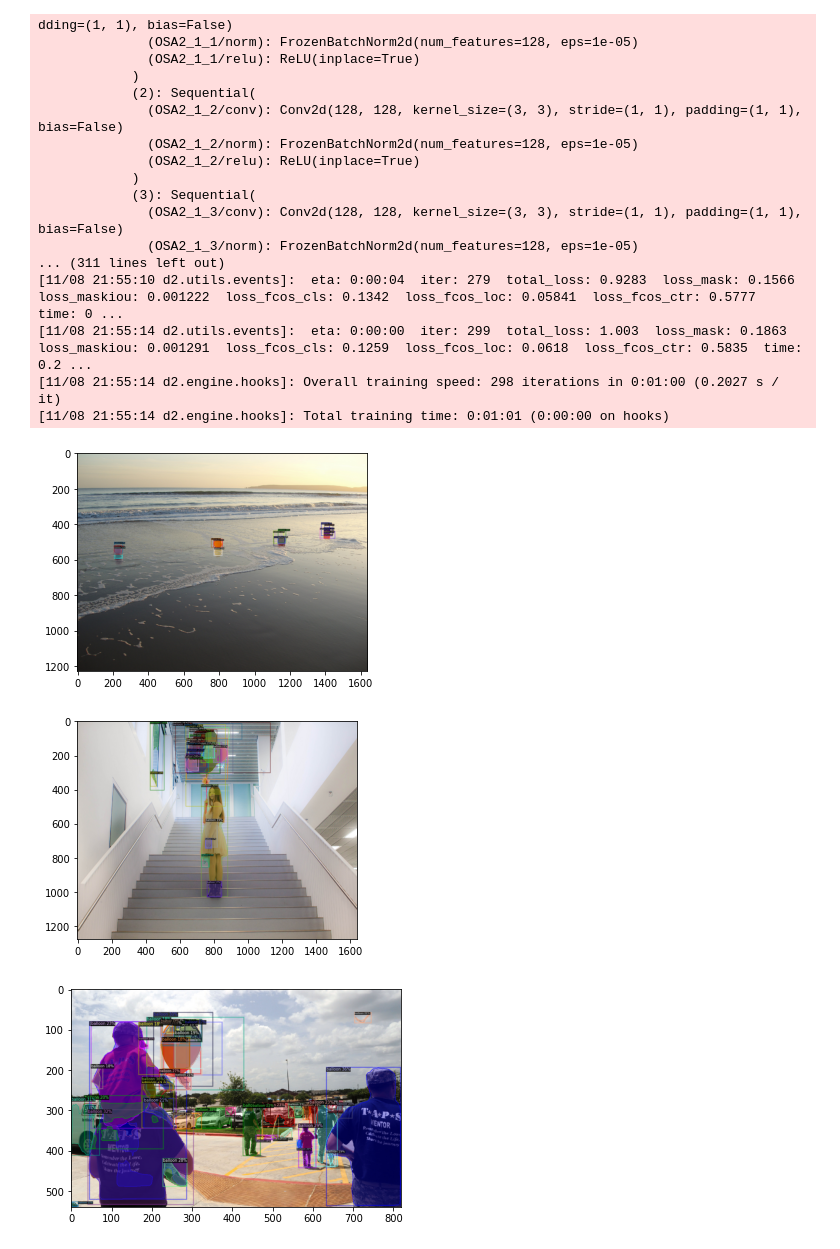
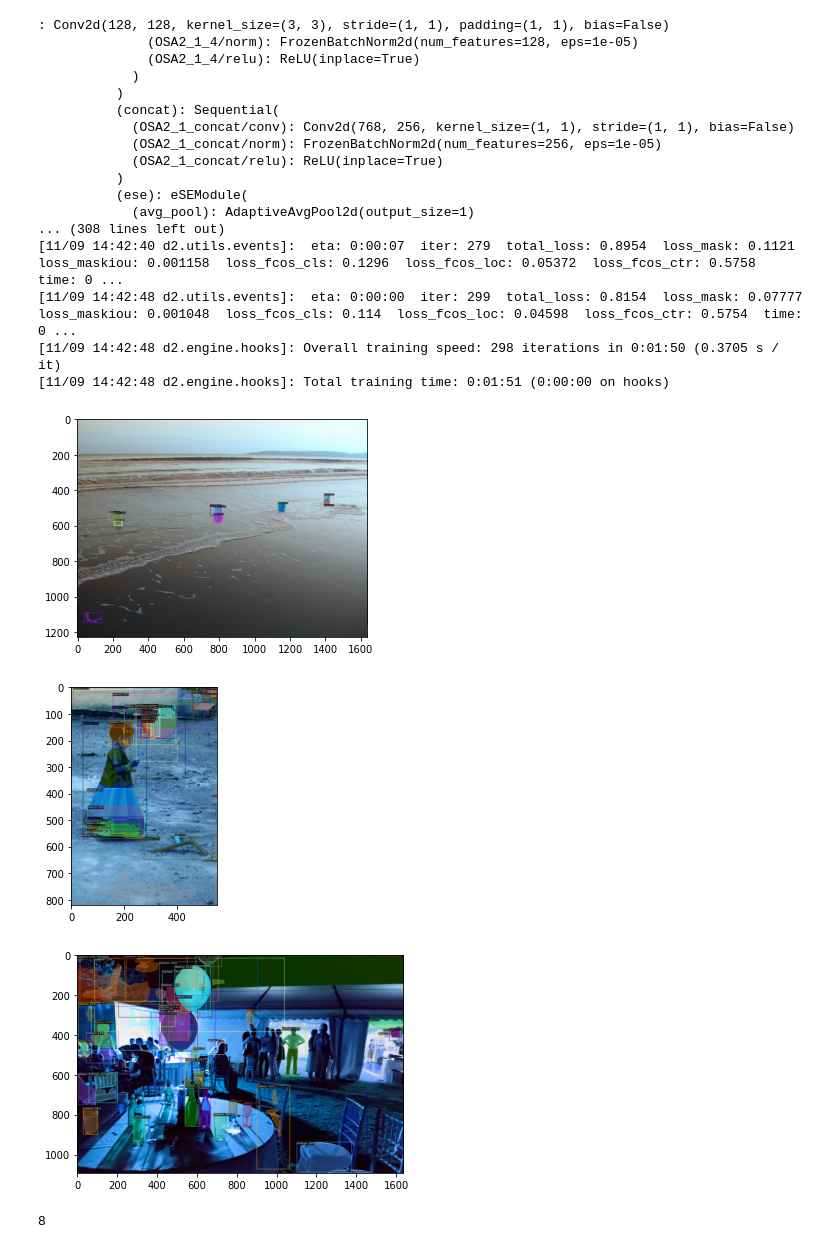
Before and after one commit to JosmarSuarez/Instance_Segmentation_Sandbox, a Jupyter notebook: 02_detectron2_notebooks/P2_centermask_training/centermask_baloons.ipynb, the cells around one changed output. Cells and saved outputs as stored; diff of their text form; code cells hidden in the pictures.

Commit message:
fixed centermask_baloons.ipynb pred thresholds

```diff
--- a/02_detectron2_notebooks/P2_centermask_training/centermask_baloons.ipynb
+++ b/02_detectron2_notebooks/P2_centermask_training/centermask_baloons.ipynb
@@ -102,11 +102,11 @@ from detectron2.engine import  default_setup
 from train_net import Trainer
 import torch
 cfg = get_cfg()
-cfg.merge_from_file('/home/josmar/proyectos/centermask2/configs/centermask/centermask_lite_V_39_eSE_FPN_ms_4x.yaml')
+cfg.merge_from_file('/home/josmar/proyectos/centermask2/configs/centermask/centermask_V_39_eSE_FPN_ms_3x.yaml')
 cfg.DATASETS.TRAIN = ("balloon_train",)
 cfg.DATASETS.TEST = ()
 cfg.DATALOADER.NUM_WORKERS = 2
-cfg.MODEL.WEIGHTS = '/home/josmar/proyectos/centermask2/weights/centermask2-lite-V-39-eSE-FPN-ms-4x.pth'  # Let training initialize from model zoo
+cfg.MODEL.WEIGHTS = '/home/josmar/proyectos/centermask2/weights/centermask2-V-39-eSE-FPN-ms-3x.pth'  # Let training initialize from model zoo
 cfg.SOLVER.IMS_PER_BATCH = 2
 cfg.SOLVER.BASE_LR = 0.00025  # pick a good LR
 cfg.SOLVER.MAX_ITER = 300    # 300 iterations seems good enough for this toy dataset; you may need to train longer for a practical dataset
@@ -118,52 +118,58 @@ trainer = DefaultTrainer(cfg)
 trainer.resume_or_load(resume=False)
 trainer.train()
 # %% [output]
-dding=(1, 1), bias=False)
-              (OSA2_1_1/norm): FrozenBatchNorm2d(num_features=128, eps=1e-05)
-              (OSA2_1_1/relu): ReLU(inplace=True)
+: Conv2d(128, 128, kernel_size=(3, 3), stride=(1, 1), padding=(1, 1), bias=False)
+              (OSA2_1_4/norm): FrozenBatchNorm2d(num_features=128, eps=1e-05)
+              (OSA2_1_4/relu): ReLU(inplace=True)
             )
-            (2): Sequential(
-              (OSA2_1_2/conv): Conv2d(128, 128, kernel_size=(3, 3), stride=(1, 1), padding=(1, 1), bias=False)
-              (OSA2_1_2/norm): FrozenBatchNorm2d(num_features=128, eps=1e-05)
-              (OSA2_1_2/relu): ReLU(inplace=True)
-            )
-            (3): Sequential(
-              (OSA2_1_3/conv): Conv2d(128, 128, kernel_size=(3, 3), stride=(1, 1), padding=(1, 1), bias=False)
-              (OSA2_1_3/norm): FrozenBatchNorm2d(num_features=128, eps=1e-05)
-... (311 lines left out)
-[11/08 21:55:10 d2.utils.events]:  eta: 0:00:04  iter: 279  total_loss: 0.9283  loss_mask: 0.1566  loss_maskiou: 0.001222  loss_fcos_cls: 0.1342  loss_fcos_loc: 0.05841  loss_fcos_ctr: 0.5777  time: 0 ...
-[11/08 21:55:14 d2.utils.events]:  eta: 0:00:00  iter: 299  total_loss: 1.003  loss_mask: 0.1863  loss_maskiou: 0.001291  loss_fcos_cls: 0.1259  loss_fcos_loc: 0.0618  loss_fcos_ctr: 0.5835  time: 0.2 ...
-[11/08 21:55:14 d2.engine.hooks]: Overall training speed: 298 iterations in 0:01:00 (0.2027 s / it)
-[11/08 21:55:14 d2.engine.hooks]: Total training time: 0:01:01 (0:00:00 on hooks)
+          )
+          (concat): Sequential(
+            (OSA2_1_concat/conv): Conv2d(768, 256, kernel_size=(1, 1), stride=(1, 1), bias=False)
+            (OSA2_1_concat/norm): FrozenBatchNorm2d(num_features=256, eps=1e-05)
+            (OSA2_1_concat/relu): ReLU(inplace=True)
+          )
+          (ese): eSEModule(
+            (avg_pool): AdaptiveAvgPool2d(output_size=1)
+... (308 lines left out)
+[11/09 14:42:40 d2.utils.events]:  eta: 0:00:07  iter: 279  total_loss: 0.8954  loss_mask: 0.1121  loss_maskiou: 0.001158  loss_fcos_cls: 0.1296  loss_fcos_loc: 0.05372  loss_fcos_ctr: 0.5758  time: 0 ...
+[11/09 14:42:48 d2.utils.events]:  eta: 0:00:00  iter: 299  total_loss: 0.8154  loss_mask: 0.07777  loss_maskiou: 0.001048  loss_fcos_cls: 0.114  loss_fcos_loc: 0.04598  loss_fcos_ctr: 0.5754  time: 0 ...
+[11/09 14:42:48 d2.engine.hooks]: Overall training speed: 298 iterations in 0:01:50 (0.3705 s / it)
+[11/09 14:42:48 d2.engine.hooks]: Total training time: 0:01:51 (0:00:00 on hooks)
 # %%
 from detectron2.engine import DefaultPredictor
 cfg.MODEL.WEIGHTS = os.path.join(cfg.OUTPUT_DIR, "model_final.pth")
-cfg.MODEL.ROI_HEADS.SCORE_THRESH_TEST = 0.7   # set the testing threshold for this model
+cfg.MODEL.FCOS.SCORE_THRESH_TEST = 0.7   # set the testing threshold for this model
 cfg.DATASETS.TEST = ("balloon_val", )
 predictor = DefaultPredictor(cfg)
 # %%
 from detectron2.utils.visualizer import ColorMode
 import cv2
 import random
 from detectron2.utils.visualizer import Visualizer
 
 
 dataset_dicts = get_balloon_dicts("../../datasets/balloon/val")
 for d in random.sample(dataset_dicts, 3):
     im = cv2.imread(d["file_name"])
     outputs = predictor(im)
-    v = Visualizer(im[:, :, ::-1],
+    v = Visualizer(im,
                    metadata=balloon_metadata,
                    scale=0.8,
                    instance_mode=ColorMode.IMAGE_BW   # remove the colors of unsegmented pixels
     )
     out = v.draw_instance_predictions(outputs["instances"].to("cpu"))
     plt.imshow(out.get_image())
     plt.show()
+    name = "results/{}.jpg".format(d["image_id"])
+    cv2.imwrite(name, out.get_image())
 # %% [output]
-[figure, old version]
+[figure, new version]
-[figure, old version]
+[figure, new version]
-[figure, old version]
+[figure, new version]
+# %%
+name = "{}.jpg".format(d["image_id"])
+# %% [output]
+8
 # %%
 from detectron2.evaluation import COCOEvaluator, inference_on_dataset
 from detectron2.data import build_detection_test_loader
```
Also changed, not shown: parts of 2 cells of this notebook, 1 other file.
